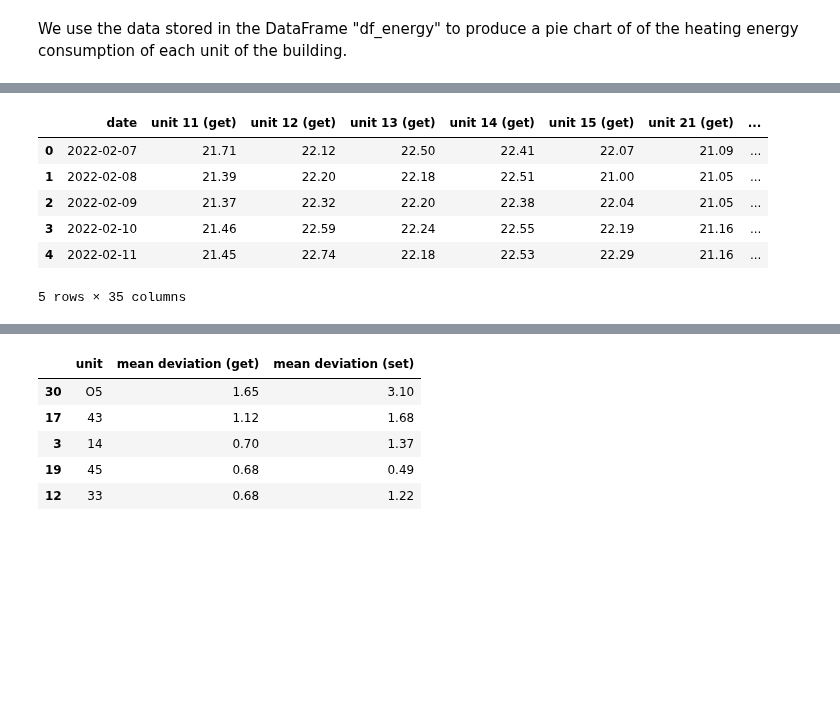
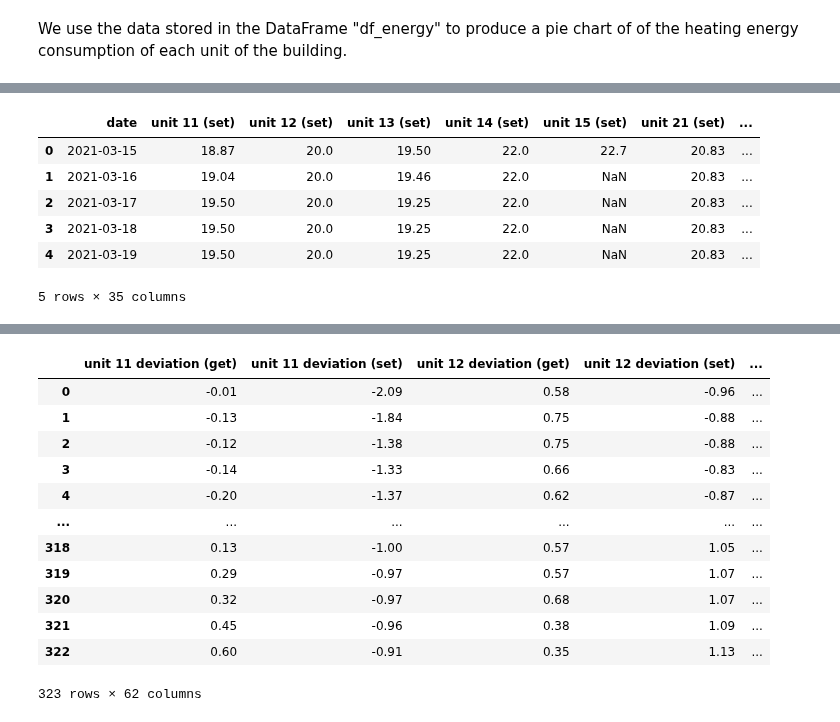
Before and after one commit to rtiedra/data-science, a Jupyter notebook: building_heating/building_heating.ipynb, the cells around one changed output, grey strips where cells are left out. Drawn from its saved outputs; the diff is of its cells as text; code cells hidden in the pictures; blank space fills up the shorter version.

```diff
--- a/building_heating/building_heating.ipynb
+++ b/building_heating/building_heating.ipynb
@@ -273,7 +284,7 @@ else:
 [interactive output not drawn]
 [interactive output not drawn]
 # %%
-initial_date = '"2022-01-01"'
+initial_date = '"2018-01-01"'
 final_date = '"2022-12-31"'
 
 dflist_get, dflist_set = [], []
@@ -311,18 +322,23 @@ df_get['max (get)'] = round((merge_get.drop('date', axis=1)).max(axis=1), 2)
 merge_set = reduce(lambda x, y: pd.merge(round(x,2), round(y,2), on='date', how='outer'), dflist_set)
 df_set = merge_set.copy(deep=True)
 
-df_set['mean (set)'] = round((merge_set.drop('date', axis=1)).mean(axis=1), 2)
+masked_set = np.ma.masked_array(merge_set.drop('date', axis=1), np.isnan(merge_set.drop('date', axis=1)))
+df_set['mean (set)'] = np.ma.average(masked_set, axis=1)
+df_set['mean (set)'] = round(df_set['mean (set)'], 2)
+
+
+#df_set['mean (set)'] = round((merge_set.drop('date', axis=1)).mean(axis=1), 2)
 df_set['min (set)'] = round((merge_set.drop('date', axis=1)).min(axis=1), 2)
 df_set['max (set)'] = round((merge_set.drop('date', axis=1)).max(axis=1), 2)
 
-df_get.head()
+df_set.head()
 # %% [output]
-|  | date | unit 11 (get) | unit 12 (get) | unit 13 (get) | unit 14 (get) | unit 15 (get) | unit 21 (get) | ... |
-| 0 | 2022-02-07 | 21.71 | 22.12 | 22.50 | 22.41 | 22.07 | 21.09 | ... |
-| 1 | 2022-02-08 | 21.39 | 22.20 | 22.18 | 22.51 | 21.00 | 21.05 | ... |
-| 2 | 2022-02-09 | 21.37 | 22.32 | 22.20 | 22.38 | 22.04 | 21.05 | ... |
-| 3 | 2022-02-10 | 21.46 | 22.59 | 22.24 | 22.55 | 22.19 | 21.16 | ... |
-| 4 | 2022-02-11 | 21.45 | 22.74 | 22.18 | 22.53 | 22.29 | 21.16 | ... |
+|  | date | unit 11 (set) | unit 12 (set) | unit 13 (set) | unit 14 (set) | unit 15 (set) | unit 21 (set) | ... |
+| 0 | 2021-03-15 | 18.87 | 20.0 | 19.50 | 22.0 | 22.7 | 20.83 | ... |
+| 1 | 2021-03-16 | 19.04 | 20.0 | 19.46 | 22.0 | NaN | 20.83 | ... |
+| 2 | 2021-03-17 | 19.50 | 20.0 | 19.25 | 22.0 | NaN | 20.83 | ... |
+| 3 | 2021-03-18 | 19.50 | 20.0 | 19.25 | 22.0 | NaN | 20.83 | ... |
+| 4 | 2021-03-19 | 19.50 | 20.0 | 19.25 | 22.0 | NaN | 20.83 | ... |
 5 rows × 35 columns
 # %%
 unit = '43'
@@ -362,23 +378,33 @@ plt.tight_layout()
 # %%
 deviations = pd.DataFrame()
 
 for unit in units:
     deviations['unit %s deviation (get)'% unit] = df_get['unit %s (get)'% unit] - df_get['mean (get)']
     deviations['unit %s deviation (set)'% unit] = df_set['unit %s (set)'% unit] - df_set['mean (set)']
 
-deviations.loc[:, 'unit 11 deviation (set)'::2]
+MD = pd.DataFrame({'unit': units})
+MD['mean deviation (get)'] = np.average(deviations.loc[:, ::2]).tolist()
+MD['mean deviation (set)'] = np.average(deviations.loc[:, 'unit 11 deviation (set)'::2]).tolist()
+MD = round(MD, 2)
+blankIndex = [''] * len(units)
+MD.index = blankIndex
 
-MD = pd.DataFrame()
-MD['unit'] = units
-MD['mean deviation (get)'] = deviations.loc[:, ::2].mean().tolist()
-MD['mean deviation (set)'] = deviations.loc[:, 'unit 11 deviation (set)'::2].mean().tolist()
-MD = round(MD, 2)
-MD.sort_values(by=['mean deviation (get)'], inplace=True, ascending=False)
-MD.head()
+md_get = MD['mean deviation (get)'].tolist()
+md_set = [round(x,2) for x in deviations.loc[:, 'unit 11 deviation (set)'::2].mean().tolist()]
+radii = [100*(md_get[i]**2+md_set[i]**2) for i in range(len(md_get))]
+
+deviations
 # %% [output]
-|  | unit | mean deviation (get) | mean deviation (set) |
-| 30 | O5 | 1.65 | 3.10 |
-| 17 | 43 | 1.12 | 1.68 |
-| 3 | 14 | 0.70 | 1.37 |
-| 19 | 45 | 0.68 | 0.49 |
-| 12 | 33 | 0.68 | 1.22 |
+|  | unit 11 deviation (get) | unit 11 deviation (set) | unit 12 deviation (get) | unit 12 deviation (set) | ... |
+| 0 | -0.01 | -2.09 | 0.58 | -0.96 | ... |
+| 1 | -0.13 | -1.84 | 0.75 | -0.88 | ... |
+| 2 | -0.12 | -1.38 | 0.75 | -0.88 | ... |
+| 3 | -0.14 | -1.33 | 0.66 | -0.83 | ... |
+| 4 | -0.20 | -1.37 | 0.62 | -0.87 | ... |
+| ... | ... | ... | ... | ... | ... |
+| 318 | 0.13 | -1.00 | 0.57 | 1.05 | ... |
+| 319 | 0.29 | -0.97 | 0.57 | 1.07 | ... |
+| 320 | 0.32 | -0.97 | 0.68 | 1.07 | ... |
+| 321 | 0.45 | -0.96 | 0.38 | 1.09 | ... |
+| 322 | 0.60 | -0.91 | 0.35 | 1.13 | ... |
+323 rows × 62 columns
```
Also changed, not shown: parts of 7 cells of this notebook.
